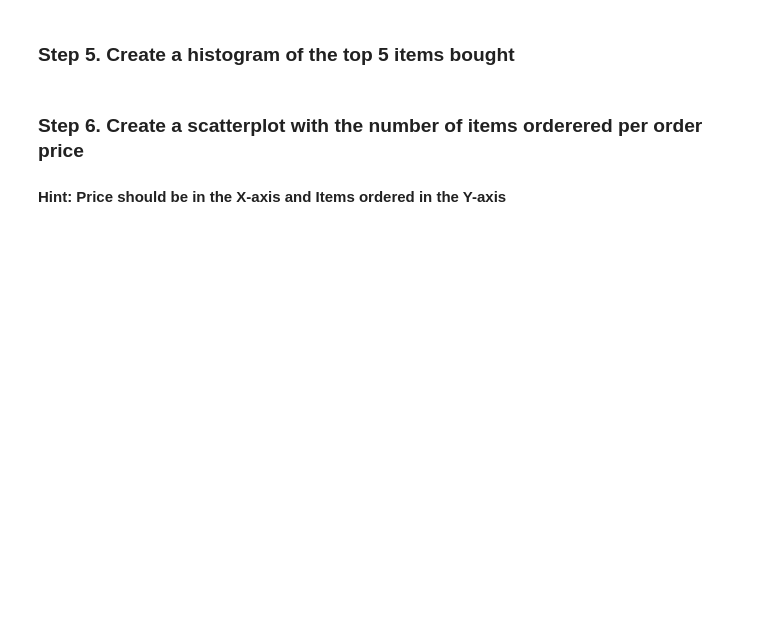
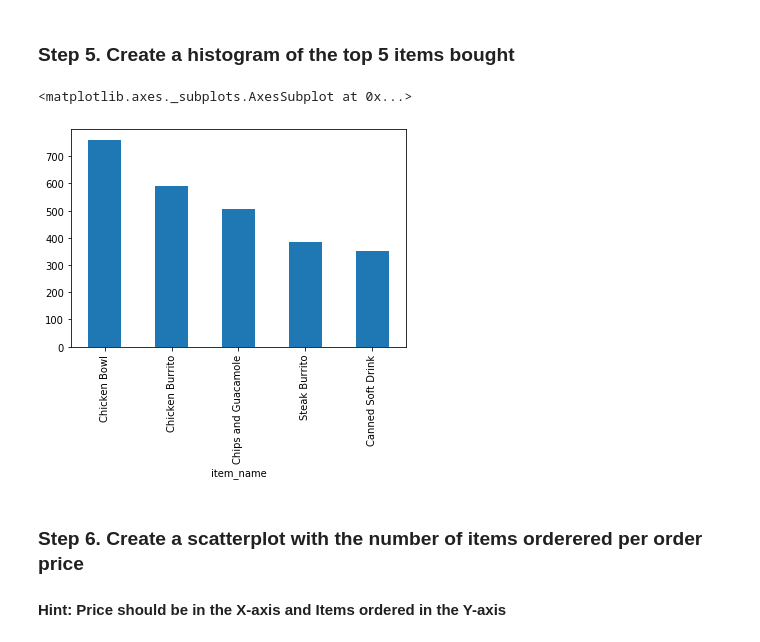
Before and after one commit to evan-freeman/pandas_exercises, a Jupyter notebook: 07_Visualization/Chipotle/Exercises.ipynb, the cells around one changed output. Saved outputs shown, nothing was run; the diff lists cells and outputs as text; code cells hidden in the pictures; blank space fills up the shorter version.

```diff
--- a/07_Visualization/Chipotle/Exercises.ipynb
+++ b/07_Visualization/Chipotle/Exercises.ipynb
@@ -16,5 +14,9 @@ from collections import Counter
 ### Step 2. Import the dataset from this [address](https://raw.githubusercontent.com/justmarkham/DAT8/master/data/chipotle.tsv).
 # %% [markdown]
 ### Step 3. Assign it to a variable called chipo.
+# %%
+url = 'https://raw.githubusercontent.com/justmarkham/DAT8/master/data/chipotle.tsv'
+
+chipo = pd.read_csv(url, delimiter = '\t')
 # %% [markdown]
 ### Step 4. See the first 10 entries
@@ -20,0 +41,5 @@ from collections import Counter
+# %%
+total = chipo.groupby('item_name').quantity.sum()
+total = total.reindex()
+top5 = total.nlargest(5)
+top5
@@ -21,2 +54,7 @@ from collections import Counter
 # %% [markdown]
 ### Step 5. Create a histogram of the top 5 items bought
+# %%
+top5.plot.bar()
+# %% [output]
+<matplotlib.axes._subplots.AxesSubplot at 0x...>
+[figure, added]
```
Also changed, not shown: parts of 8 cells of this notebook, 2 other files.
